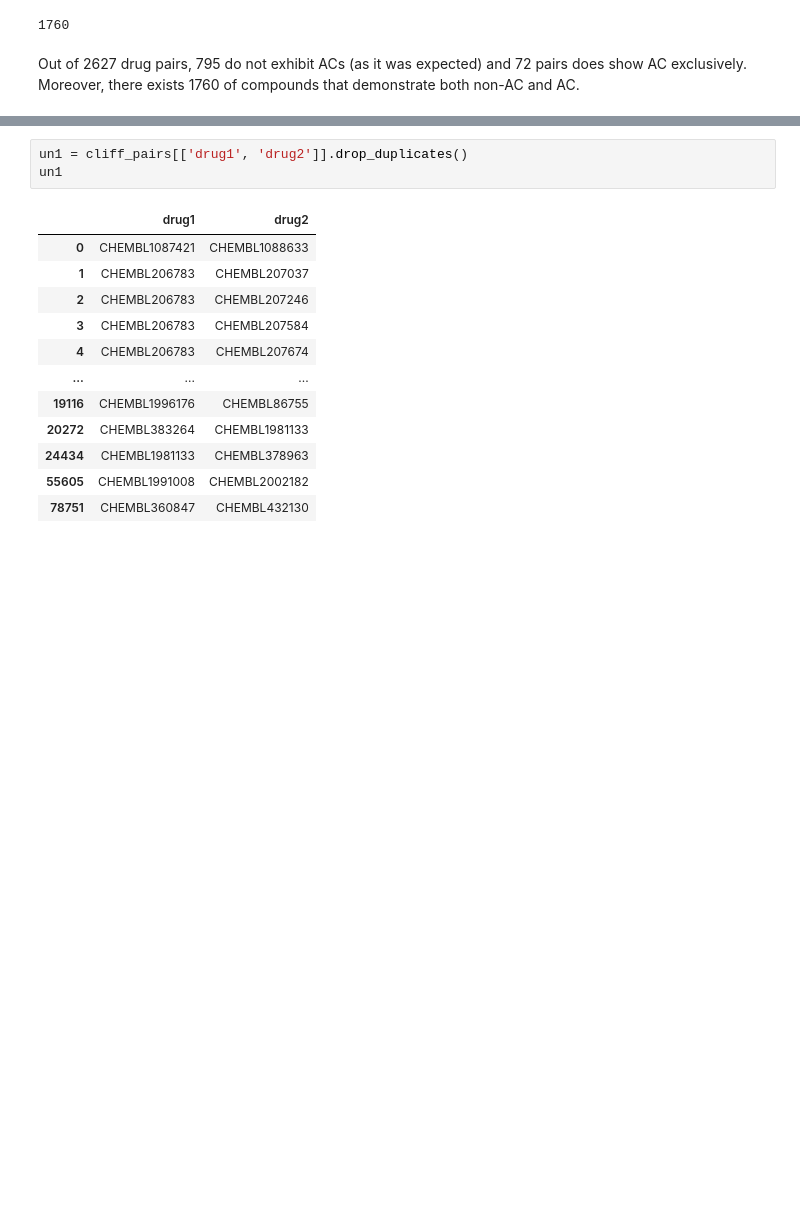
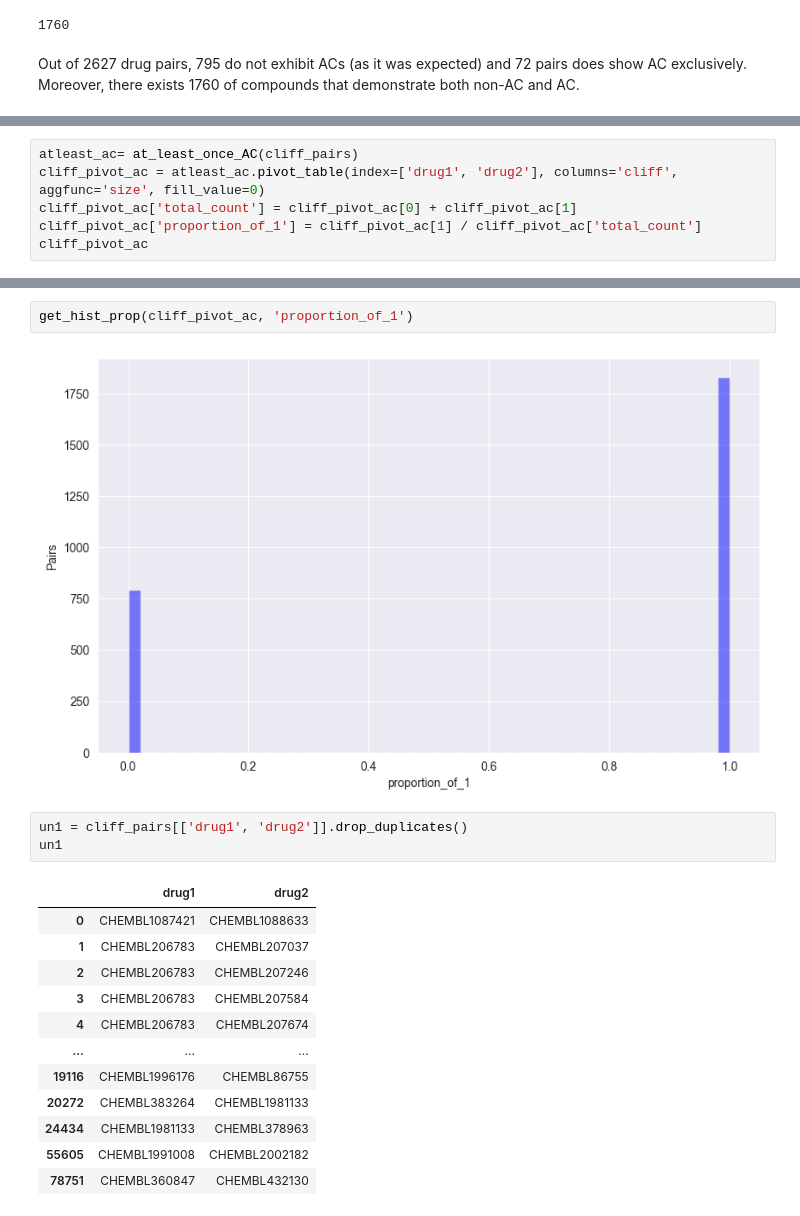
Before and after one commit to reginaib/AC-DTI, a Jupyter notebook: scripts/kiba-ac.ipynb, the cells around one changed output, grey strips where cells are left out. Cells and saved outputs as stored; diff of their text form; blank space fills up the shorter version.

```diff
--- a/scripts/kiba-ac.ipynb
+++ b/scripts/kiba-ac.ipynb
@@ -100,0 +147,6 @@ Out of 2627 drug pairs, 795 do not exhibit ACs (as it was expected) and 72 pairs
+# %%
+atleast_ac= at_least_once_AC(cliff_pairs)
+cliff_pivot_ac = atleast_ac.pivot_table(index=['drug1', 'drug2'], columns='cliff', aggfunc='size', fill_value=0)
+cliff_pivot_ac['total_count'] = cliff_pivot_ac[0] + cliff_pivot_ac[1]
+cliff_pivot_ac['proportion_of_1'] = cliff_pivot_ac[1] / cliff_pivot_ac['total_count']
+cliff_pivot_ac
@@ -101,3 +168,7 @@ Out of 2627 drug pairs, 795 do not exhibit ACs (as it was expected) and 72 pairs
+# %%
+get_hist_prop(cliff_pivot_ac, 'proportion_of_1')
+# %% [output]
+[figure, added]
 # %%
 un1 = cliff_pairs[['drug1', 'drug2']].drop_duplicates()
 un1
```
Also changed, not shown: parts of 7 cells of this notebook, 2 other files.
